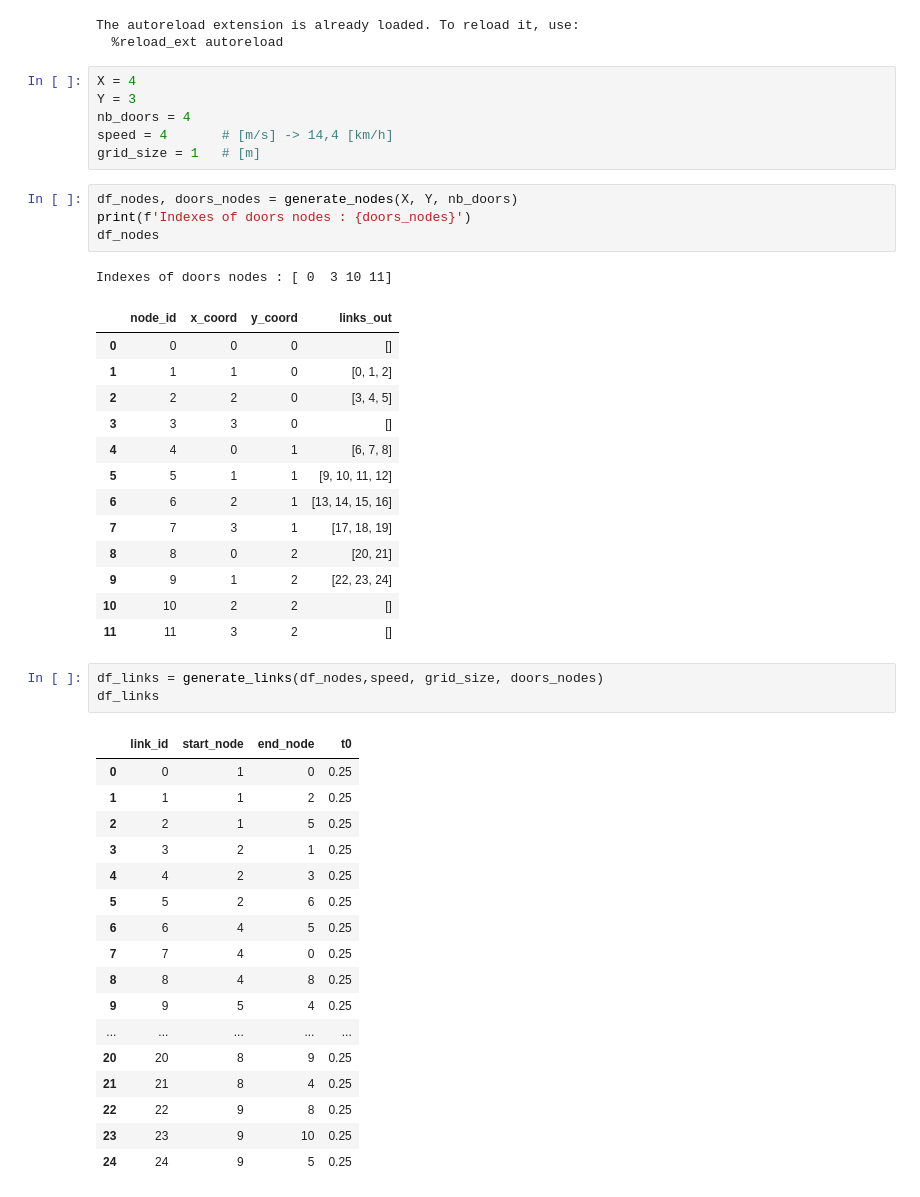
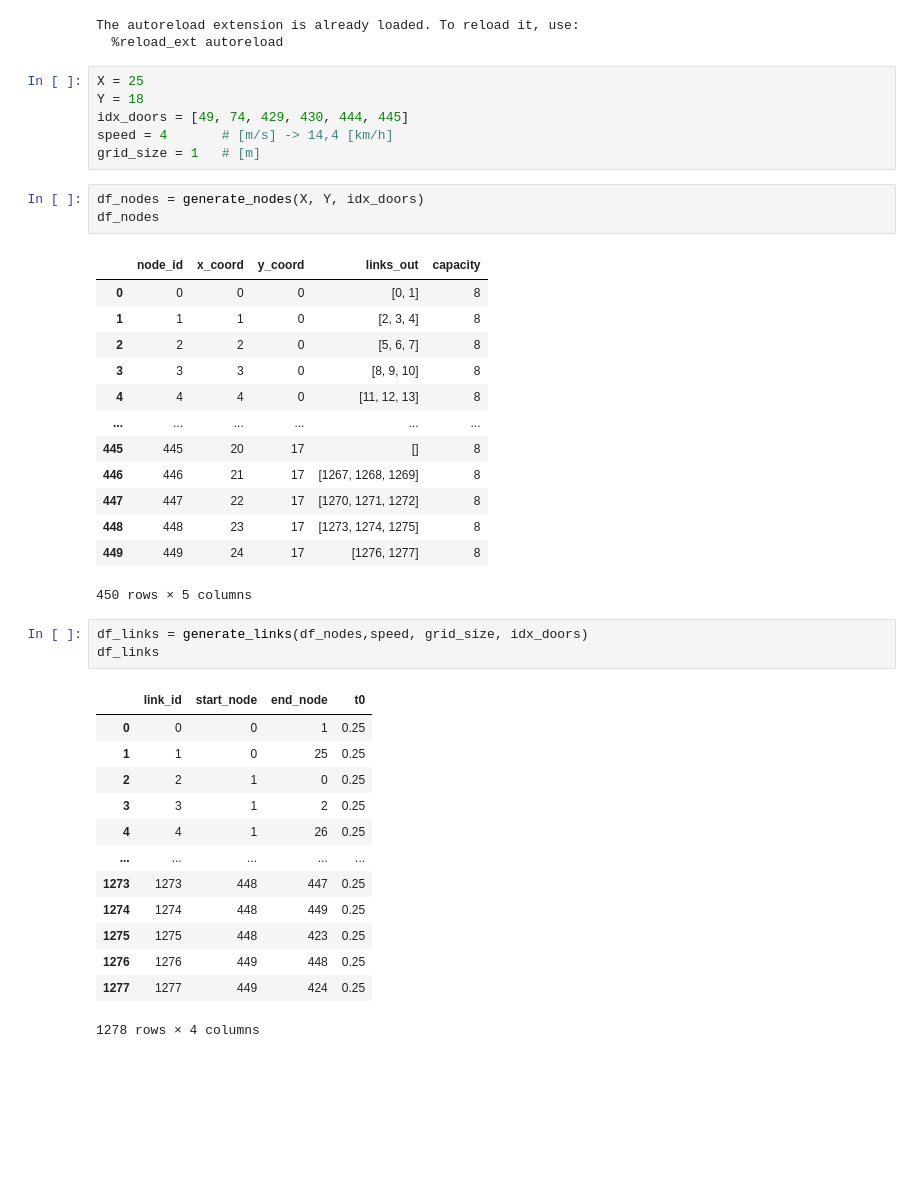
Before and after one commit to AndreaMontoneri/PROJET_NETWORK, a Jupyter notebook: début.ipynb, the cells around one changed output. Saved outputs shown, nothing was run; the diff lists cells and outputs as text; blank space fills up the shorter version.

```diff
--- a/début.ipynb
+++ b/début.ipynb
@@ -8,49 +8,43 @@ from plots import plot_network
 The autoreload extension is already loaded. To reload it, use:
   %reload_ext autoreload
 # %%
-X = 4
-Y = 3
-nb_doors = 4
+X = 25
+Y = 18
+idx_doors = [49, 74, 429, 430, 444, 445]
 speed = 4       # [m/s] -> 14,4 [km/h]
 grid_size = 1   # [m]
 # %%
-df_nodes, doors_nodes = generate_nodes(X, Y, nb_doors)
-print(f'Indexes of doors nodes : {doors_nodes}')
+df_nodes = generate_nodes(X, Y, idx_doors)
 df_nodes
 # %% [output]
+|  | node_id | x_coord | y_coord | links_out | capacity |
+| 0 | 0 | 0 | 0 | [0, 1] | 8 |
+| 1 | 1 | 1 | 0 | [2, 3, 4] | 8 |
+| 2 | 2 | 2 | 0 | [5, 6, 7] | 8 |
+| 3 | 3 | 3 | 0 | [8, 9, 10] | 8 |
+| 4 | 4 | 4 | 0 | [11, 12, 13] | 8 |
+| ... | ... | ... | ... | ... | ... |
+| 445 | 445 | 20 | 17 | [] | 8 |
+| 446 | 446 | 21 | 17 | [1267, 1268, 1269] | 8 |
+| 447 | 447 | 22 | 17 | [1270, 1271, 1272] | 8 |
+| 448 | 448 | 23 | 17 | [1273, 1274, 1275] | 8 |
+| 449 | 449 | 24 | 17 | [1276, 1277] | 8 |
-Indexes of doors nodes : [ 0  3 10 11]
+450 rows × 5 columns
-|  | node_id | x_coord | y_coord | links_out |
-| 0 | 0 | 0 | 0 | [] |
-| 1 | 1 | 1 | 0 | [0, 1, 2] |
-| 2 | 2 | 2 | 0 | [3, 4, 5] |
-| 3 | 3 | 3 | 0 | [] |
-| 4 | 4 | 0 | 1 | [6, 7, 8] |
-| 5 | 5 | 1 | 1 | [9, 10, 11, 12] |
-| 6 | 6 | 2 | 1 | [13, 14, 15, 16] |
-| 7 | 7 | 3 | 1 | [17, 18, 19] |
-| 8 | 8 | 0 | 2 | [20, 21] |
-| 9 | 9 | 1 | 2 | [22, 23, 24] |
-| 10 | 10 | 2 | 2 | [] |
-| 11 | 11 | 3 | 2 | [] |
 # %%
-df_links = generate_links(df_nodes,speed, grid_size, doors_nodes)
+df_links = generate_links(df_nodes,speed, grid_size, idx_doors)
 df_links
 # %% [output]
 |  | link_id | start_node | end_node | t0 |
-| 0 | 0 | 1 | 0 | 0.25 |
-| 1 | 1 | 1 | 2 | 0.25 |
-| 2 | 2 | 1 | 5 | 0.25 |
-| 3 | 3 | 2 | 1 | 0.25 |
-| 4 | 4 | 2 | 3 | 0.25 |
-| 5 | 5 | 2 | 6 | 0.25 |
-| 6 | 6 | 4 | 5 | 0.25 |
-| 7 | 7 | 4 | 0 | 0.25 |
-| 8 | 8 | 4 | 8 | 0.25 |
-| 9 | 9 | 5 | 4 | 0.25 |
+| 0 | 0 | 0 | 1 | 0.25 |
+| 1 | 1 | 0 | 25 | 0.25 |
+| 2 | 2 | 1 | 0 | 0.25 |
+| 3 | 3 | 1 | 2 | 0.25 |
+| 4 | 4 | 1 | 26 | 0.25 |
 | ... | ... | ... | ... | ... |
-| 20 | 20 | 8 | 9 | 0.25 |
-| 21 | 21 | 8 | 4 | 0.25 |
-| 22 | 22 | 9 | 8 | 0.25 |
-| 23 | 23 | 9 | 10 | 0.25 |
-| 24 | 24 | 9 | 5 | 0.25 |
+| 1273 | 1273 | 448 | 447 | 0.25 |
+| 1274 | 1274 | 448 | 449 | 0.25 |
+| 1275 | 1275 | 448 | 423 | 0.25 |
+| 1276 | 1276 | 449 | 448 | 0.25 |
+| 1277 | 1277 | 449 | 424 | 0.25 |
+1278 rows × 4 columns
 # %%
```
Also changed, not shown: parts of 1 cell of this notebook, 5 other files.
